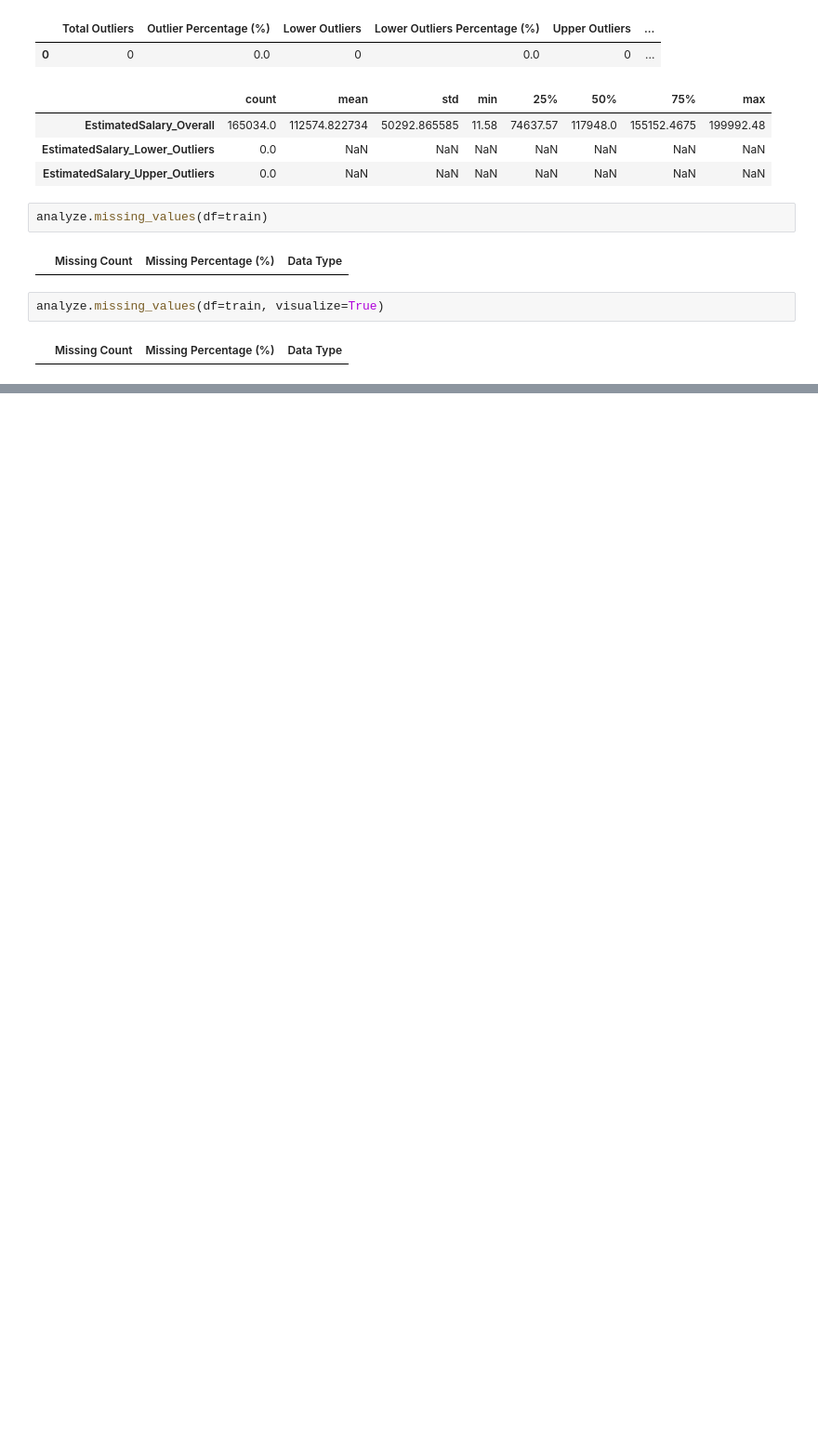
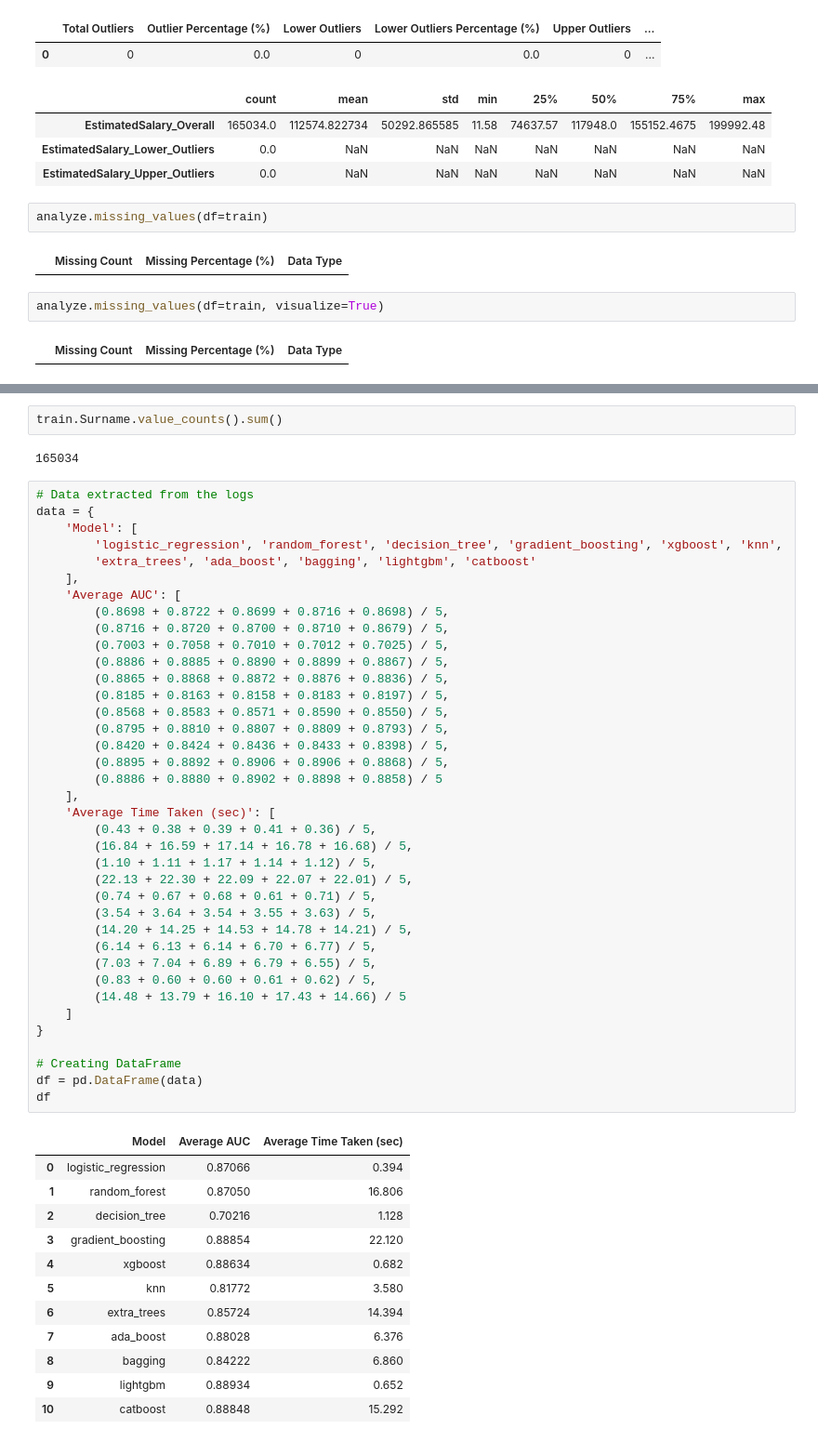
Before and after one commit to surajwate/S4E1-Binary-Classification-with-a-Bank-Churn, a Jupyter notebook: notebooks/eda.ipynb, the cells around one changed output, grey strips where cells are left out. Shown at 93% size. Cells and saved outputs as stored; diff of their text form; blank space fills up the shorter version.

```diff
--- a/notebooks/eda.ipynb
+++ b/notebooks/eda.ipynb
@@ -157,0 +174,55 @@ analyze.missing_values(df=train, visualize=True)
+# %%
+train.Surname.value_counts().sum()
+# %% [output]
+165034
+# %%
+# Data extracted from the logs
+data = {
+    'Model': [
+        'logistic_regression', 'random_forest', 'decision_tree', 'gradient_boosting', 'xgboost', 'knn',
+        'extra_trees', 'ada_boost', 'bagging', 'lightgbm', 'catboost'
+    ],
+    'Average AUC': [
+        (0.8698 + 0.8722 + 0.8699 + 0.8716 + 0.8698) / 5,
+        (0.8716 + 0.8720 + 0.8700 + 0.8710 + 0.8679) / 5,
+        (0.7003 + 0.7058 + 0.7010 + 0.7012 + 0.7025) / 5,
+        (0.8886 + 0.8885 + 0.8890 + 0.8899 + 0.8867) / 5,
+        (0.8865 + 0.8868 + 0.8872 + 0.8876 + 0.8836) / 5,
+        (0.8185 + 0.8163 + 0.8158 + 0.8183 + 0.8197) / 5,
+        (0.8568 + 0.8583 + 0.8571 + 0.8590 + 0.8550) / 5,
+        (0.8795 + 0.8810 + 0.8807 + 0.8809 + 0.8793) / 5,
+        (0.8420 + 0.8424 + 0.8436 + 0.8433 + 0.8398) / 5,
+        (0.8895 + 0.8892 + 0.8906 + 0.8906 + 0.8868) / 5,
+        (0.8886 + 0.8880 + 0.8902 + 0.8898 + 0.8858) / 5
+    ],
+    'Average Time Taken (sec)': [
+        (0.43 + 0.38 + 0.39 + 0.41 + 0.36) / 5,
+        (16.84 + 16.59 + 17.14 + 16.78 + 16.68) / 5,
+        (1.10 + 1.11 + 1.17 + 1.14 + 1.12) / 5,
+        (22.13 + 22.30 + 22.09 + 22.07 + 22.01) / 5,
+        (0.74 + 0.67 + 0.68 + 0.61 + 0.71) / 5,
+        (3.54 + 3.64 + 3.54 + 3.55 + 3.63) / 5,
+        (14.20 + 14.25 + 14.53 + 14.78 + 14.21) / 5,
+        (6.14 + 6.13 + 6.14 + 6.70 + 6.77) / 5,
+        (7.03 + 7.04 + 6.89 + 6.79 + 6.55) / 5,
+        (0.83 + 0.60 + 0.60 + 0.61 + 0.62) / 5,
+        (14.48 + 13.79 + 16.10 + 17.43 + 14.66) / 5
+    ]
+}
+
+# Creating DataFrame
+df = pd.DataFrame(data)
+df
+# %% [output]
+|  | Model | Average AUC | Average Time Taken (sec) |
+| 0 | logistic_regression | 0.87066 | 0.394 |
+| 1 | random_forest | 0.87050 | 16.806 |
+| 2 | decision_tree | 0.70216 | 1.128 |
+| 3 | gradient_boosting | 0.88854 | 22.120 |
+| 4 | xgboost | 0.88634 | 0.682 |
+| 5 | knn | 0.81772 | 3.580 |
+| 6 | extra_trees | 0.85724 | 14.394 |
+| 7 | ada_boost | 0.88028 | 6.376 |
+| 8 | bagging | 0.84222 | 6.860 |
+| 9 | lightgbm | 0.88934 | 0.652 |
+| 10 | catboost | 0.88848 | 15.292 |
```
Also changed, not shown: parts of 4 cells of this notebook, 9 other files.
